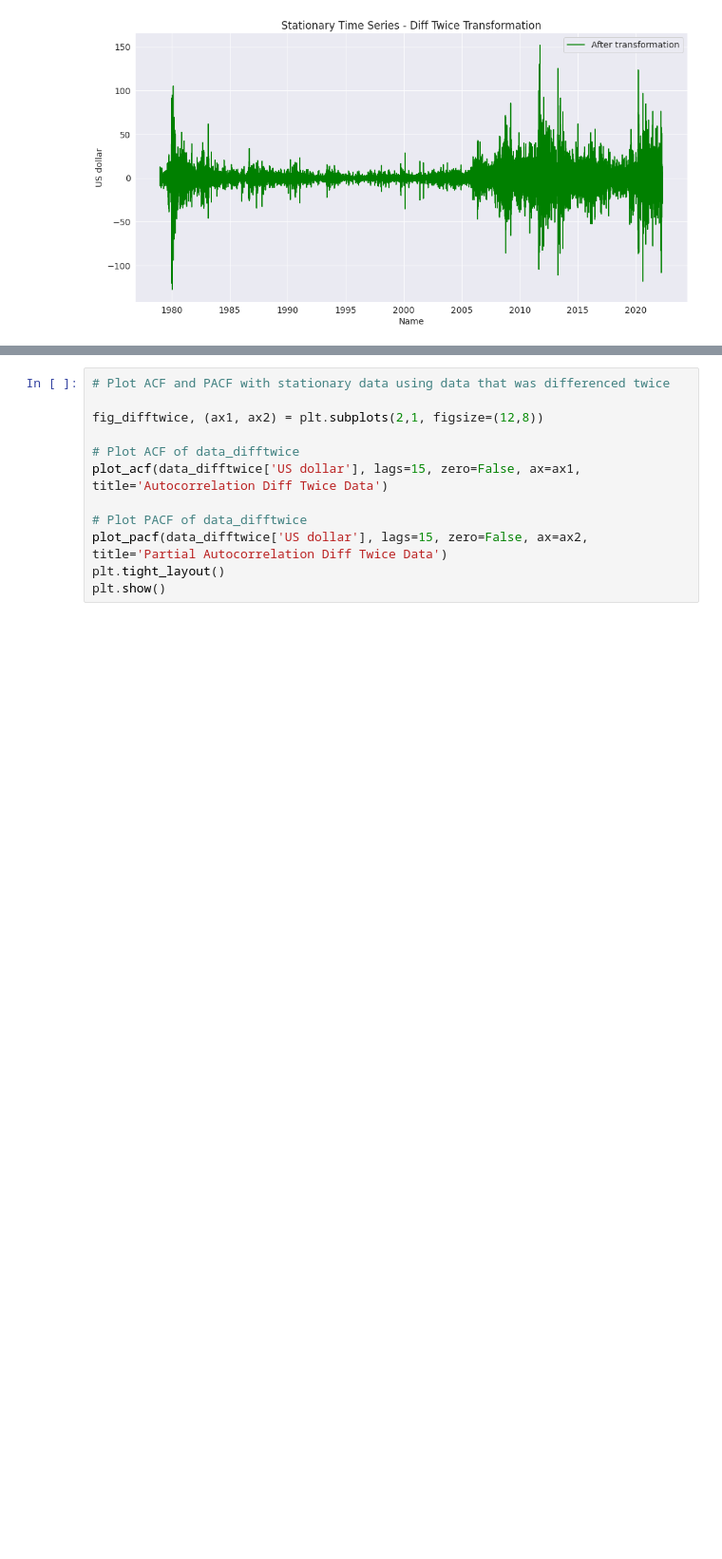
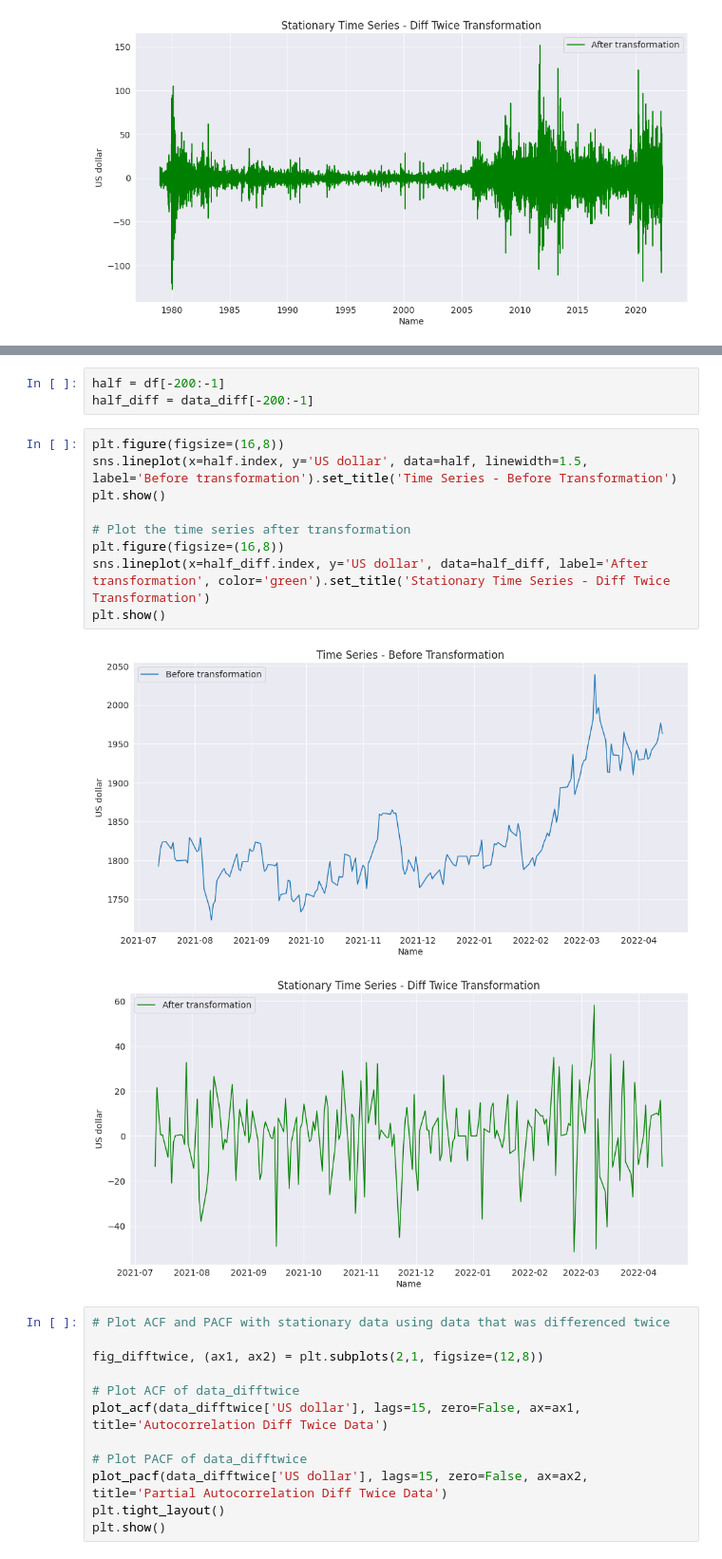
Before and after one commit to ahmadmustafaanis/Gold-Price-Prediction-API, a Jupyter notebook: src/GoldPricePredictor.ipynb, the cells around one changed output, grey strips where cells are left out. Shown at 95% size. Saved outputs shown, nothing was run; the diff lists cells and outputs as text; blank space fills up the shorter version.

```diff
--- a/src/GoldPricePredictor.ipynb
+++ b/src/GoldPricePredictor.ipynb
@@ -399,3 +415,18 @@ plt.show()
+# %%
+half = df[-200:-1]
+half_diff = data_diff[-200:-1]
+# %%
+plt.figure(figsize=(16,8))
+sns.lineplot(x=half.index, y='US dollar', data=half, linewidth=1.5, label='Before transformation').set_title('Time Series - Before Transformation')
+plt.show()
+
+# Plot the time series after transformation
+plt.figure(figsize=(16,8))
+sns.lineplot(x=half_diff.index, y='US dollar', data=half_diff, label='After transformation', color='green').set_title('Stationary Time Series - Diff Twice Transformation')
+plt.show()
+# %% [output]
+[figure, added]
+[figure, added]
 # %%
 # Plot ACF and PACF with stationary data using data that was differenced twice
 
```
Also changed, not shown: parts of 2 cells of this notebook.
